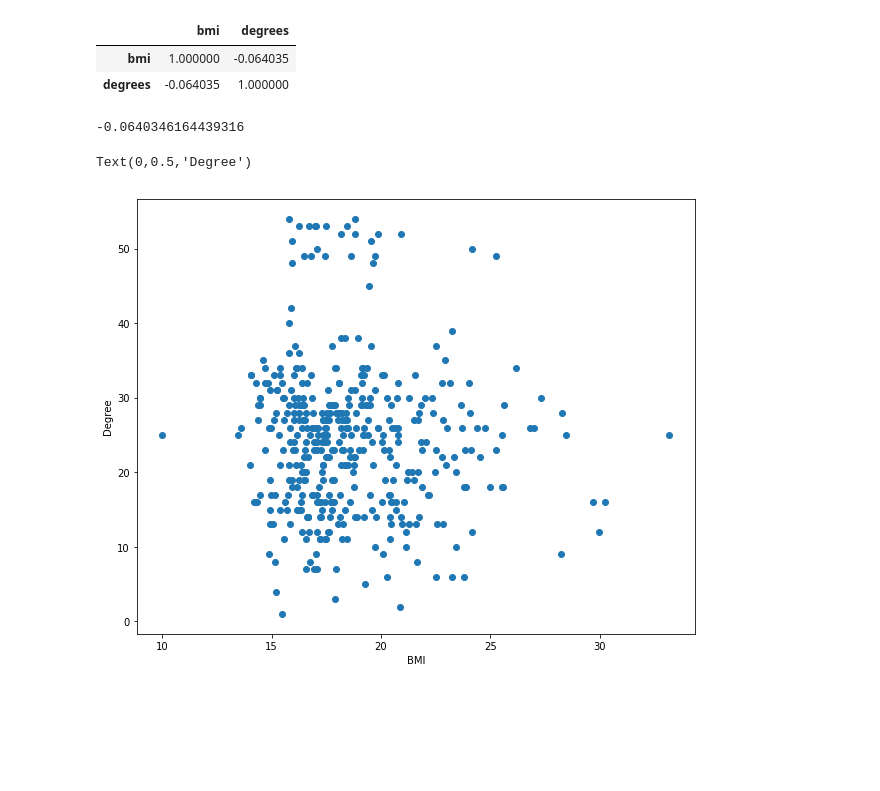
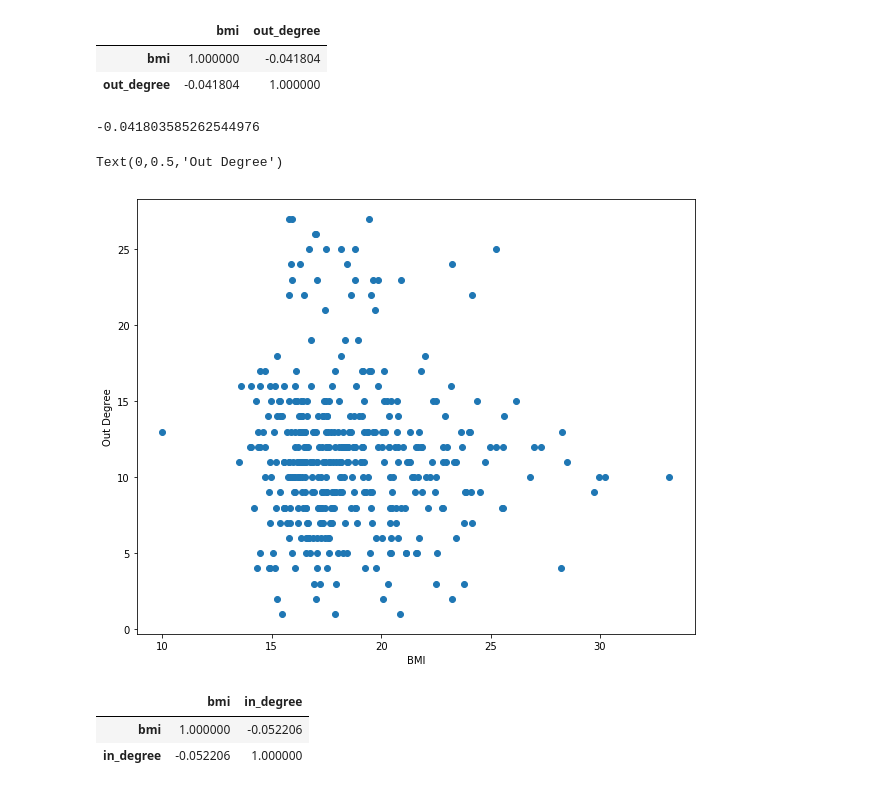
Before and after one commit to ericinlinux/obesity_interventions, a Jupyter notebook: Correlations_BMI_Degree.ipynb, the cells around one changed output. Cells and saved outputs as stored; diff of their text form; code cells hidden in the pictures; blank space fills up the shorter version.

```diff
--- a/Correlations_BMI_Degree.ipynb
+++ b/Correlations_BMI_Degree.ipynb
@@ -36,24 +40,31 @@ Graph generated successfuly!
 # %%
 df = pd.DataFrame(dict(G.nodes(data=True))).T
 # %%
-df['degrees'] = pd.Series(dict(G.degree()))
+df['out_degree'] = pd.Series(dict(G.out_degree()))
+df['in_degree'] = pd.Series(dict(G.in_degree()))
 # %%
-df[['bmi', 'degrees']].corr()
+df[['bmi', 'out_degree']].corr()
 # %% [output]
-|  | bmi | degrees |
-| bmi | 1.000000 | -0.064035 |
-| degrees | -0.064035 | 1.000000 |
+|  | bmi | out_degree |
+| bmi | 1.000000 | -0.041804 |
+| out_degree | -0.041804 | 1.000000 |
 # %%
-df['bmi'].corr(df['degrees'])
+df['bmi'].corr(df['out_degree'])
 # %% [output]
--0.0640346164439316
+-0.041803585262544976
 # %%
 x = df['bmi'].values
-y = df['degrees'].values
+y = df['out_degree'].values
 plt.figure(figsize=((10,8)))
 plt.scatter(x,y)
 plt.xlabel('BMI')
-plt.ylabel('Degree')
+plt.ylabel('Out Degree')
 # %% [output]
-Text(0,0.5,'Degree')
+Text(0,0.5,'Out Degree')
-[figure, old version]
+[figure, new version]
+# %%
+df[['bmi', 'in_degree']].corr()
+# %% [output]
+|  | bmi | in_degree |
+| bmi | 1.000000 | -0.052206 |
+| in_degree | -0.052206 | 1.000000 |
```
Also changed, not shown: parts of 3 cells of this notebook, 4 other files.
